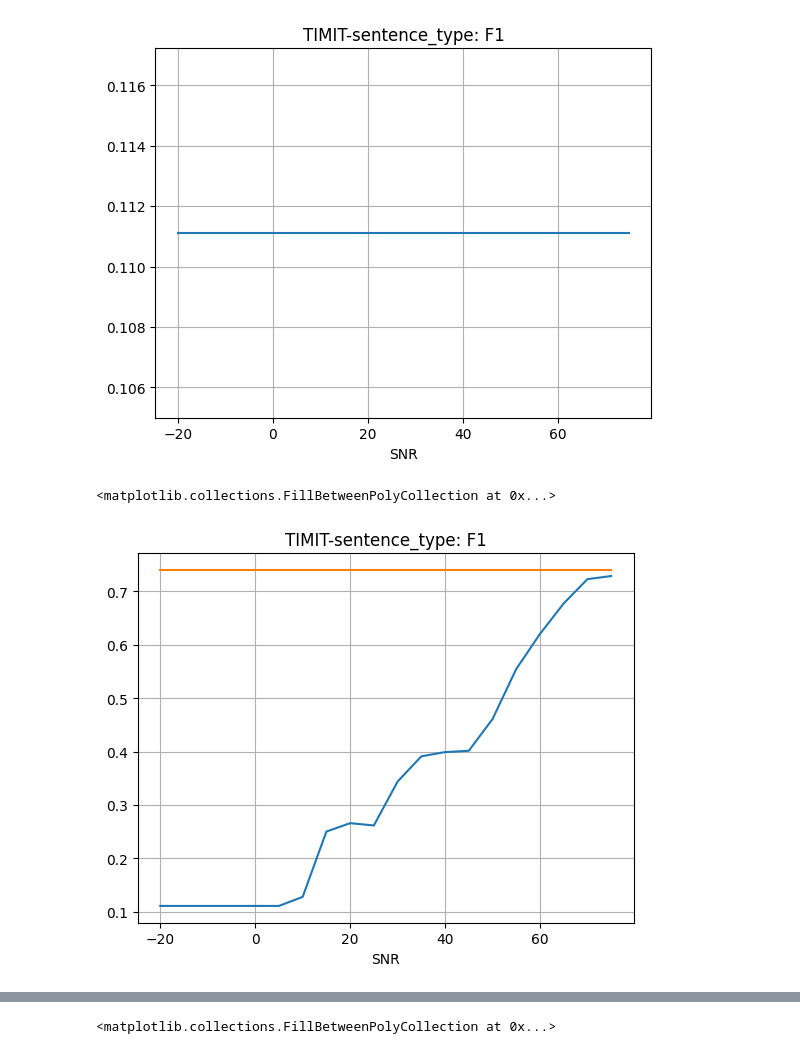
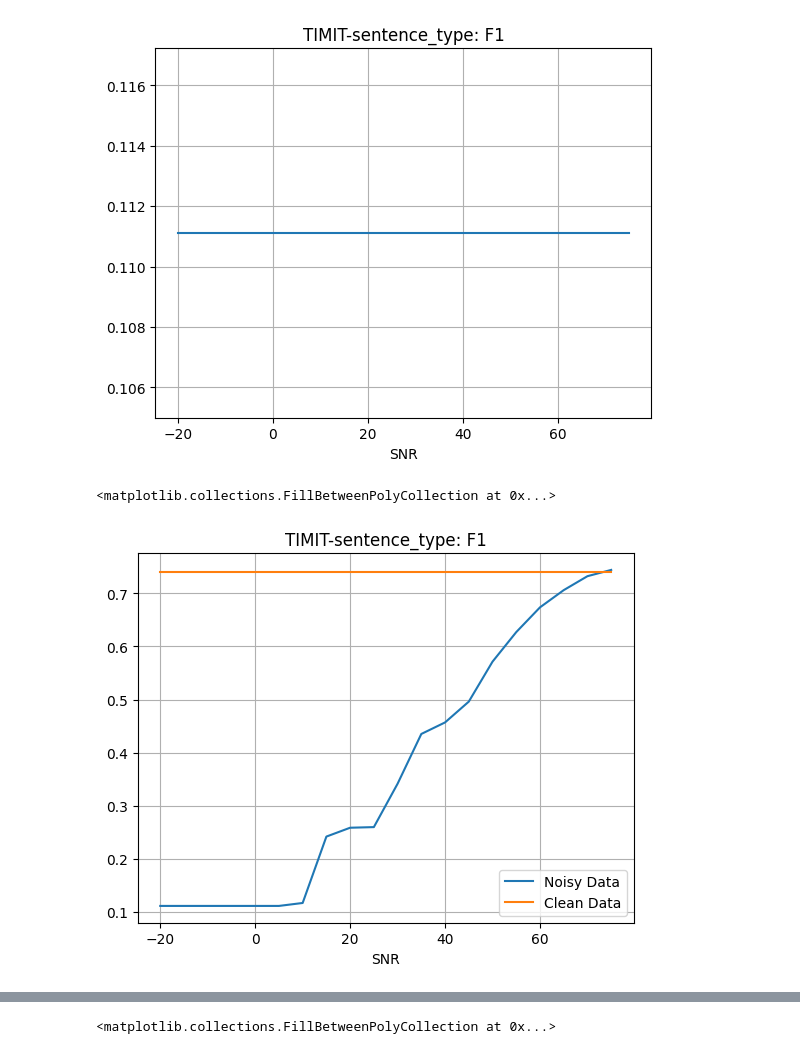
Before and after one commit to StrawberryJoghurt/ASL-ConNo, a Jupyter notebook: 1.ipynb, the cells around one changed output, grey strips where cells are left out. Drawn from its saved outputs; the diff is of its cells as text; code cells hidden in the pictures.

```diff
--- a/1.ipynb
+++ b/1.ipynb
@@ -804,37 +804,38 @@ plt.fill_between(x, mean_list-std_list, mean_list+std_list, alpha=0.5)
 # Baseline: train on clean, test on noise
 import yaml
 import os
 import matplotlib.pyplot as plt
 import numpy as np
 data_dict = {}
 for seed in [0]:
     for i,snr in enumerate(range(-20, 80, 5)):
         path = (
             f"results/test/training/"
-            f"TIMIT-sentencetype-16k_Cnn10-32k-T_Adam_0.001_64_epoch_1_None_None_"
+            f"TIMIT-sentencetype-16k_Cnn10-32k-T_Adam_0.001_64_epoch_5_None_None_"
             f"-20-75_{seed}/_test{i}/test_holistic.yaml"
         )
 
         with open(path, "r") as f:
             data = yaml.safe_load(f)   # ← 正确方式
             # print(snr, data['f1']['all'])
             if snr in data_dict:
                 data_dict[snr].append(data['f1']['all'])
             else:
                 data_dict[snr] = [data['f1']['all']]
 
 x = list(data_dict.keys())
 mean_list = np.array([np.mean(data_dict[s]) for s in x])
 std_list = np.array([np.std(data_dict[s]) for s in x])
-plt.plot(x, mean_list)
-plt.plot(x, np.ones(len(x))*0.7403149557990653)
+plt.plot(x, mean_list, label='Noisy Data')
+plt.plot(x, np.ones(len(x))*0.7403149557990653, label='Clean Data')
 plt.title("TIMIT-sentence_type: F1")
 plt.grid()
 plt.xlabel("SNR")
+plt.legend()
 plt.fill_between(x, mean_list-std_list, mean_list+std_list, alpha=0.5)
 # %% [output]
 <matplotlib.collections.FillBetweenPolyCollection at 0x...>
-[figure, old version]
+[figure, new version]
 # %%
 for snr in range(-20, 80, 5):
     print(snr)
```
